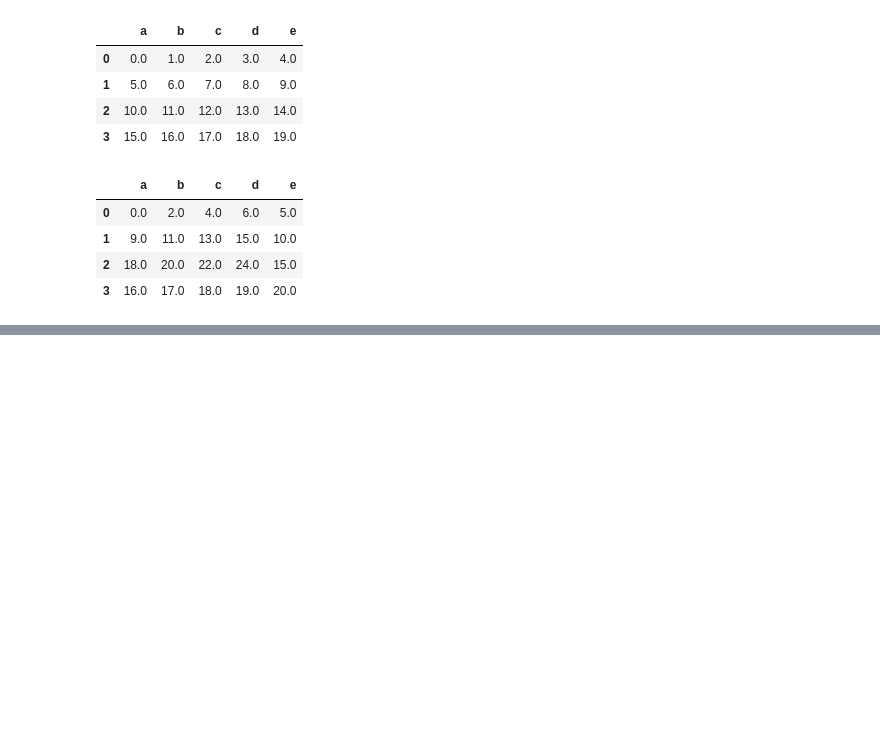
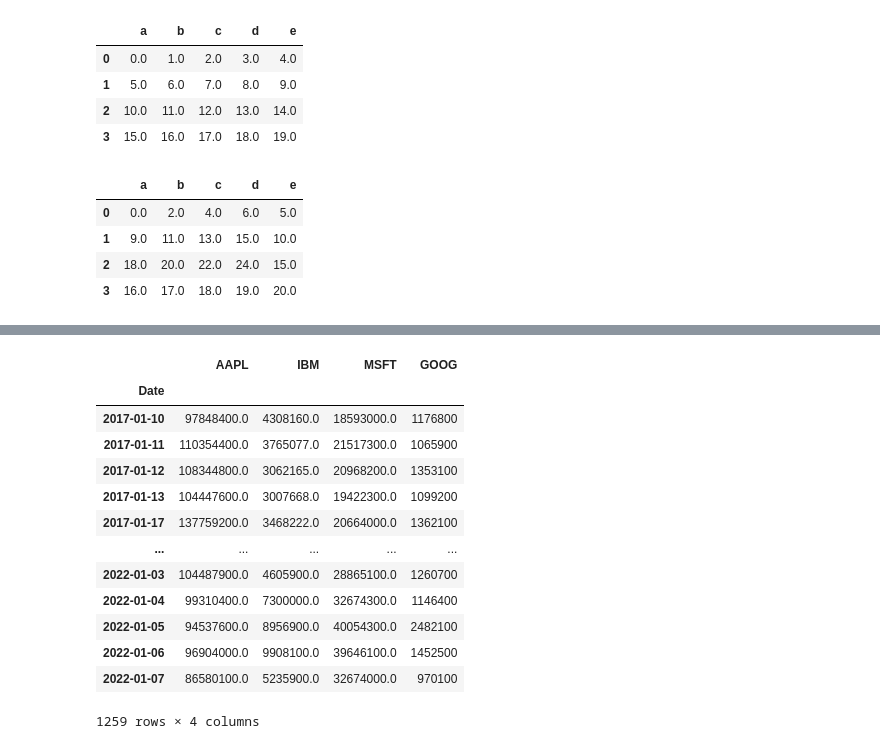
Before and after one commit to ercsssn/data-analysis-notes, a Jupyter notebook: pfda.ipynb, the cells around one changed output, grey strips where cells are left out. Cells and saved outputs as stored; diff of their text form; code cells hidden in the pictures; blank space fills up the shorter version.

```diff
--- a/pfda.ipynb
+++ b/pfda.ipynb
@@ -1203,0 +1273,20 @@ df1.add(df2, fill_value=1)
+# %%
+volume = pd.DataFrame({ticker: data['Volume']
+                       for ticker, data in all_data.items()})
+
+volume
+# %% [output]
+|  | AAPL | IBM | MSFT | GOOG |
+| Date |  |  |  |  |
+| 2017-01-10 | 97848400.0 | 4308160.0 | 18593000.0 | 1176800 |
+| 2017-01-11 | 110354400.0 | 3765077.0 | 21517300.0 | 1065900 |
+| 2017-01-12 | 108344800.0 | 3062165.0 | 20968200.0 | 1353100 |
+| 2017-01-13 | 104447600.0 | 3007668.0 | 19422300.0 | 1099200 |
+| 2017-01-17 | 137759200.0 | 3468222.0 | 20664000.0 | 1362100 |
+| ... | ... | ... | ... | ... |
+| 2022-01-03 | 104487900.0 | 4605900.0 | 28865100.0 | 1260700 |
+| 2022-01-04 | 99310400.0 | 7300000.0 | 32674300.0 | 1146400 |
+| 2022-01-05 | 94537600.0 | 8956900.0 | 40054300.0 | 2482100 |
+| 2022-01-06 | 96904000.0 | 9908100.0 | 39646100.0 | 1452500 |
+| 2022-01-07 | 86580100.0 | 5235900.0 | 32674000.0 | 970100 |
+1259 rows × 4 columns
```
Also changed, not shown: parts of 19 cells of this notebook, 34 other files.
